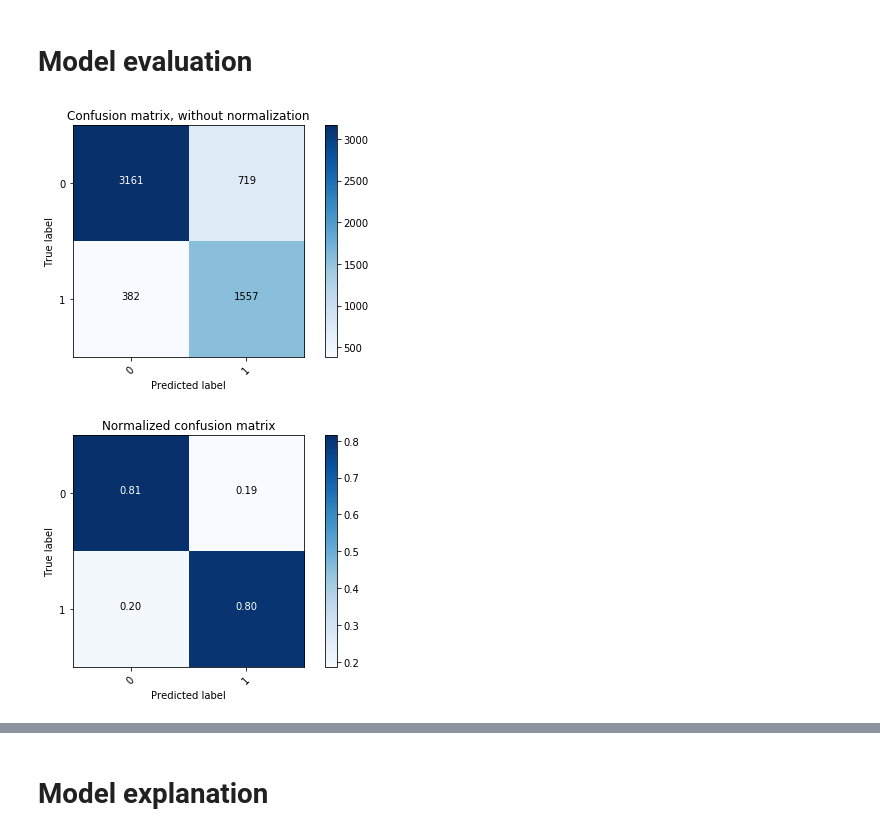
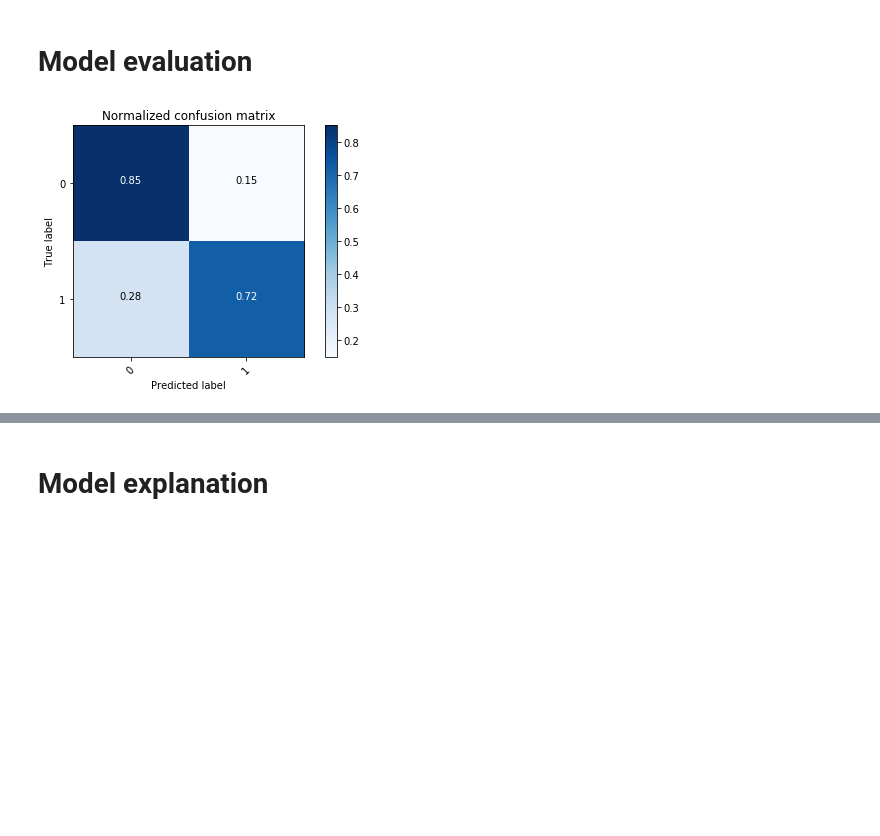
Before and after one commit to avbatchelor/trail-conditions, a Jupyter notebook: demo/trail-project-demo.ipynb, the cells around one changed output, grey strips where cells are left out. Saved outputs shown, nothing was run; the diff lists cells and outputs as text; code cells hidden in the pictures; blank space fills up the shorter version.

Commit message:
finished demo

```diff
--- a/demo/trail-project-demo.ipynb
+++ b/demo/trail-project-demo.ipynb
@@ -198,9 +189,9 @@ y_pred = l.predict_proba(x_test)
 # %% [markdown]
 # Model evaluation
 # %%
-y_class_baseline = demo.get_class(y_pred)
+# Baseline confusion matrix
+y_class_baseline = demo.get_class(y_pred_baseline)
 cm(y_test,y_class_baseline,['0','1'])
 # %% [output]
-[figure, old version]
+[figure, new version]
-[figure, removed]
 # %%
```
Also changed, not shown: parts of 15 cells of this notebook, 2 other files.
